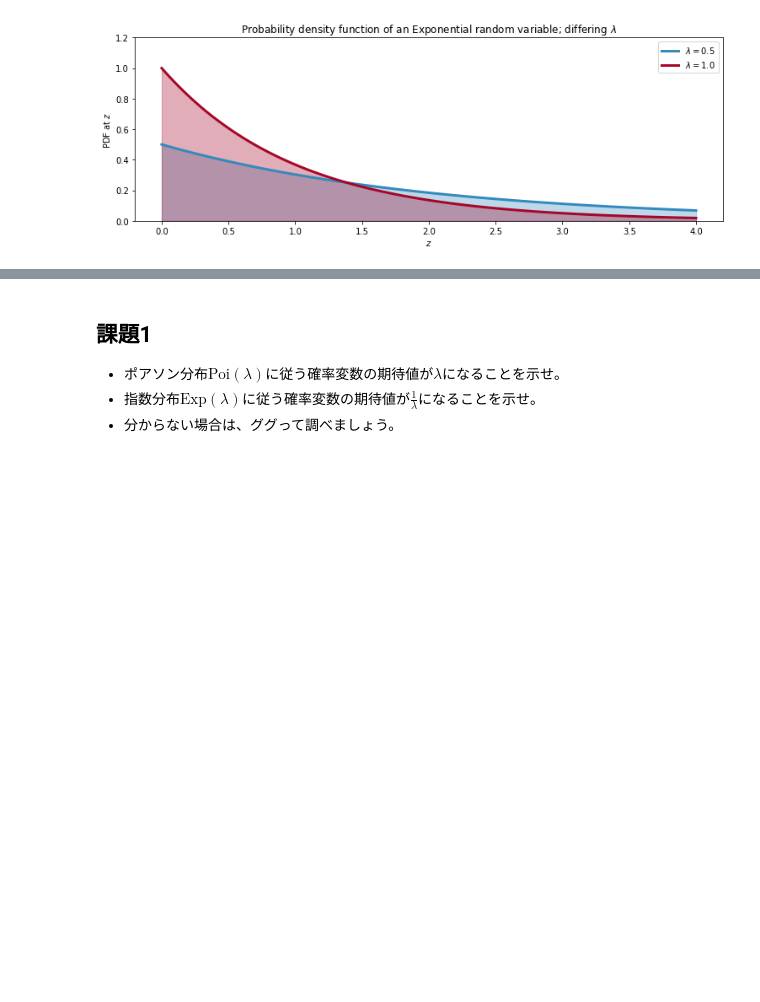
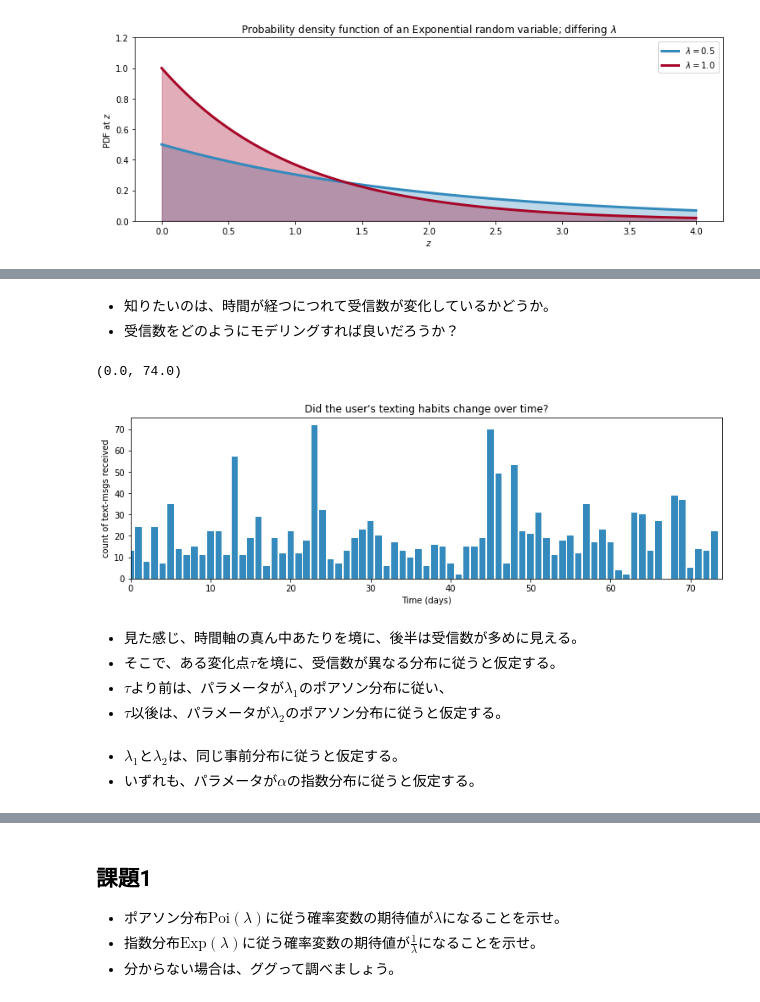
Before and after one commit to tomonari-masada/course2021-stats2, a Jupyter notebook: 01_introduction.ipynb, the cells around one changed output, grey strips where cells are left out. Drawn from its saved outputs; the diff is of its cells as text; code cells hidden in the pictures; blank space fills up the shorter version.

```diff
--- a/01_introduction.ipynb
+++ b/01_introduction.ipynb
@@ -199,0 +221,25 @@ plt.title("Probability density function of an Exponential random variable; diffe
+# %% [markdown]
+* 知りたいのは、時間が経つにつれて受信数が変化しているかどうか。
+* 受信数をどのようにモデリングすれば良いだろうか？
+# %%
+PATH = 'txtdata.csv'
+
+figsize(12.5, 3.5)
+count_data = np.loadtxt(PATH)
+n_count_data = len(count_data)
+plt.bar(np.arange(n_count_data), count_data, color="#348ABD")
+plt.xlabel("Time (days)")
+plt.ylabel("count of text-msgs received")
+plt.title("Did the user's texting habits change over time?")
+plt.xlim(0, n_count_data)
+# %% [output]
+(0.0, 74.0)
+[figure, added]
+# %% [markdown]
+* 見た感じ、時間軸の真ん中あたりを境に、後半は受信数が多めに見える。
+* そこで、ある変化点$\tau$を境に、受信数が異なる分布に従うと仮定する。
+ * $\tau$より前は、パラメータが$\lambda_1$のポアソン分布に従い、
+ * $\tau$以後は、パラメータが$\lambda_2$のポアソン分布に従うと仮定する。
+# %% [markdown]
+* $\lambda_1$と$\lambda_2$は、同じ事前分布に従うと仮定する。
+ * いずれも、パラメータが$\alpha$の指数分布に従うと仮定する。
```
Also changed, not shown: parts of 29 cells of this notebook.
